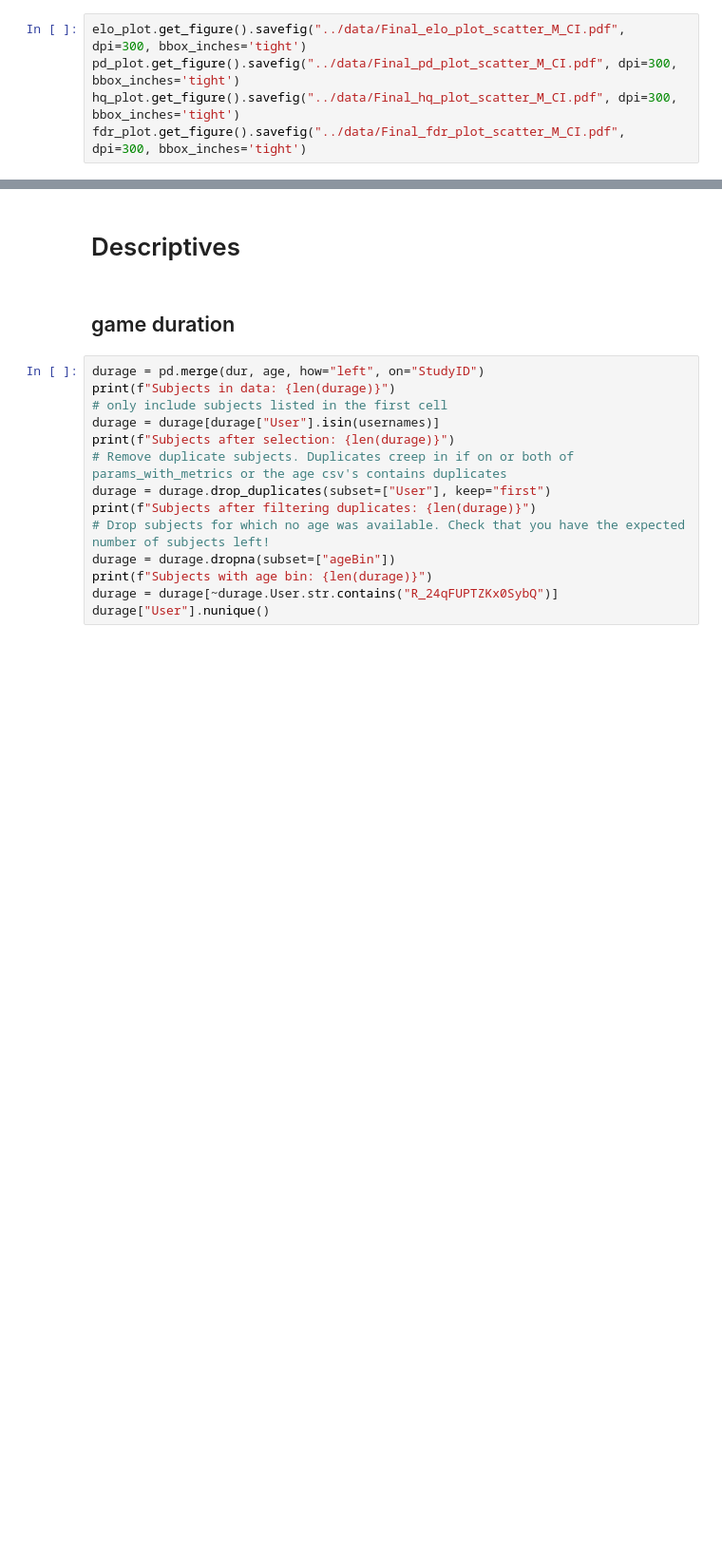
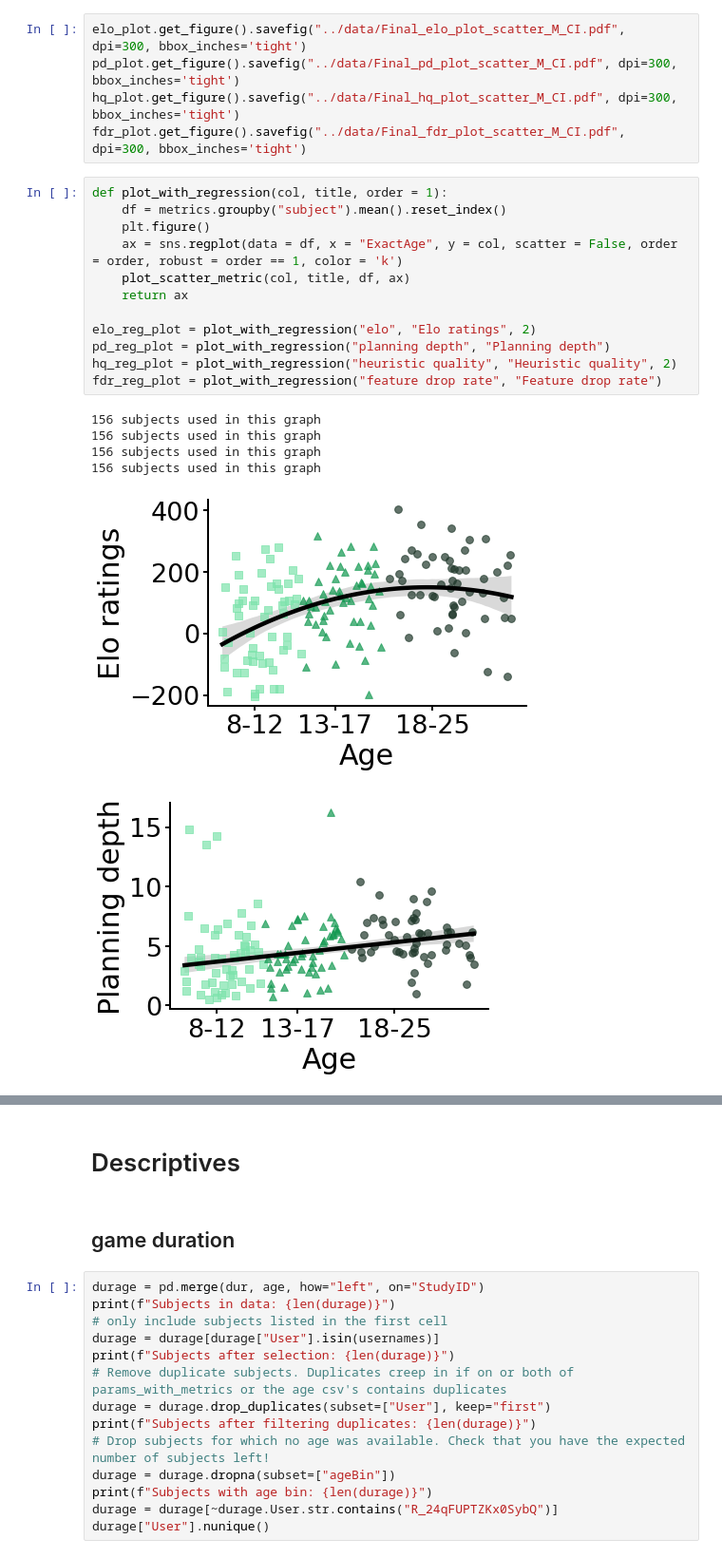
Before and after one commit to sinabolouki/fourinarow_analyses, a Jupyter notebook: Analysis notebooks/new/Age Plots.ipynb, the cells around one changed output, grey strips where cells are left out. Shown at 95% size. Cells and saved outputs as stored; diff of their text form; blank space fills up the shorter version.

```diff
--- a/Analysis notebooks/new/Age Plots.ipynb
+++ b/Analysis notebooks/new/Age Plots.ipynb
@@ -296,3 +304,22 @@ elo_plot.get_figure().savefig("../data/Final_elo_plot_scatter_M_CI.pdf", dpi=300
 pd_plot.get_figure().savefig("../data/Final_pd_plot_scatter_M_CI.pdf", dpi=300, bbox_inches='tight')
 hq_plot.get_figure().savefig("../data/Final_hq_plot_scatter_M_CI.pdf", dpi=300, bbox_inches='tight')
 fdr_plot.get_figure().savefig("../data/Final_fdr_plot_scatter_M_CI.pdf", dpi=300, bbox_inches='tight')
+# %%
+def plot_with_regression(col, title, order = 1):
+    df = metrics.groupby("subject").mean().reset_index()
+    plt.figure()
+    ax = sns.regplot(data = df, x = "ExactAge", y = col, scatter = False, order = order, robust = order == 1, color = 'k')
+    plot_scatter_metric(col, title, df, ax)
+    return ax
+
+elo_reg_plot = plot_with_regression("elo", "Elo ratings", 2)
+pd_reg_plot = plot_with_regression("planning depth", "Planning depth")
+hq_reg_plot = plot_with_regression("heuristic quality", "Heuristic quality", 2)
+fdr_reg_plot = plot_with_regression("feature drop rate", "Feature drop rate")
+# %% [output]
+156 subjects used in this graph
+156 subjects used in this graph
+156 subjects used in this graph
+156 subjects used in this graph
+[figure, added]
+[figure, added]
```
Also changed, not shown: parts of 5 cells of this notebook.
